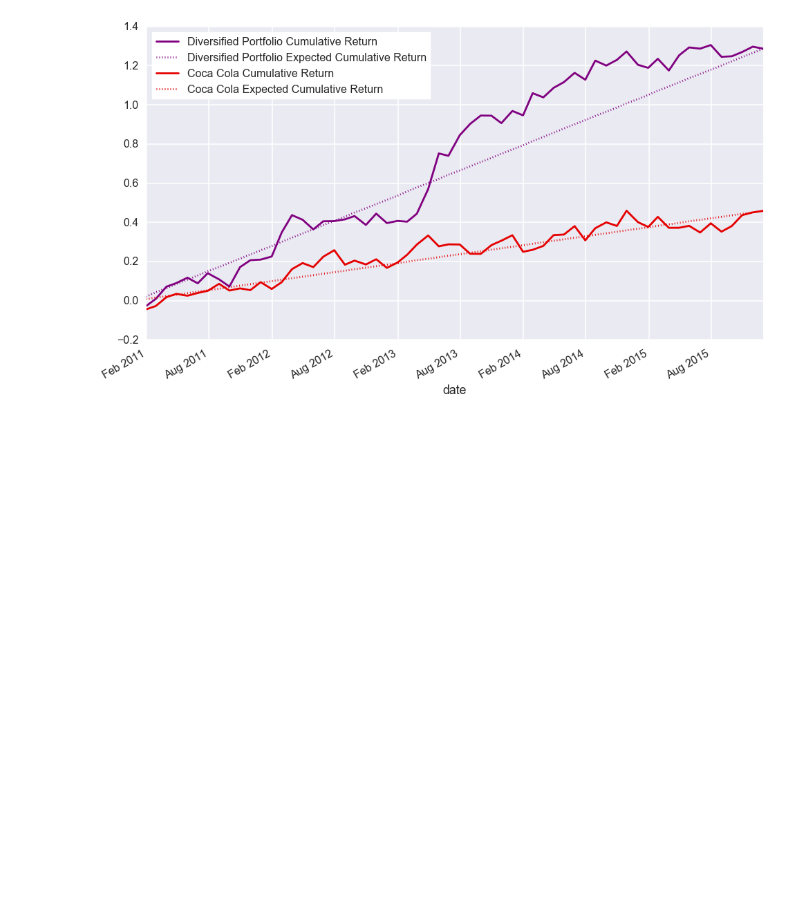
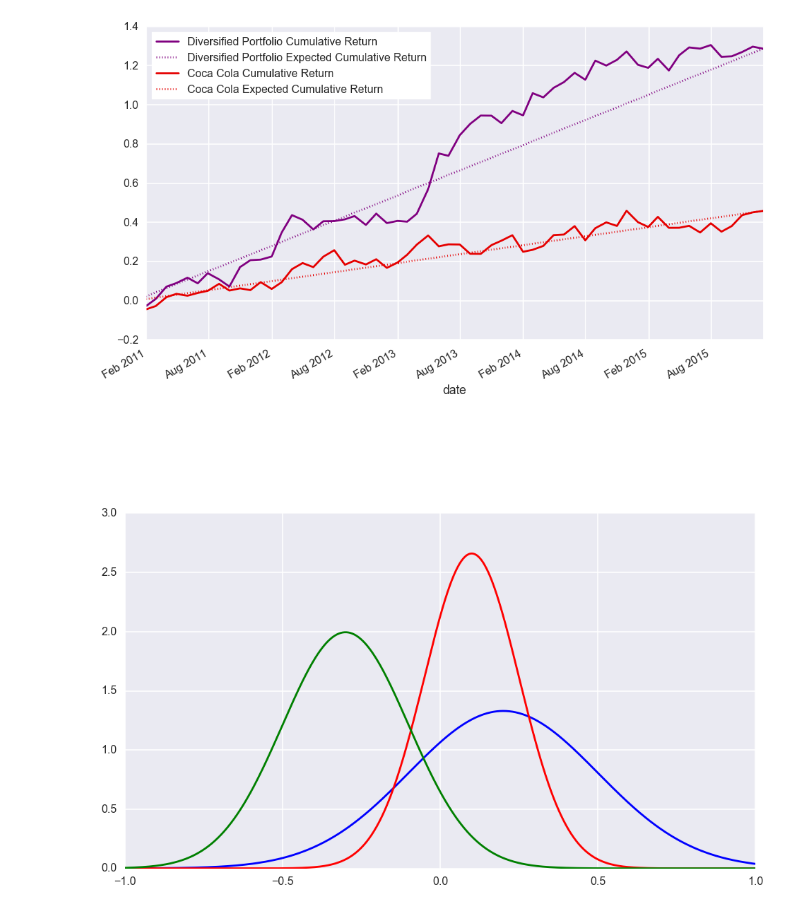
Before and after one commit to AndreaBarbon/Statistical-methods, a Jupyter notebook: Statistical Methods.ipynb, the cells around one changed output. Drawn from its saved outputs; the diff is of its cells as text; code cells hidden in the pictures; blank space fills up the shorter version.

Commit message:
Normal Distribution

```diff
--- a/Statistical Methods.ipynb
+++ b/Statistical Methods.ipynb
@@ -454,3 +458,38 @@ plot_cumulative( [Portfolio, CocaCola], data=data_pf )
 [figure]
 # %% [markdown]
 <br/><br/><br/>
+# %%
+def plot_normal(ax1, mu=0, sigma=0.2, color='b', fixed_range=True):
+
+    if fixed_range:
+        x = np.linspace(-1, 1, 1000)
+    else:
+        x = np.linspace(-sigma*3+mu, sigma*3+mu, 1000)
+
+    ax1.plot(x, mlab.normpdf(x, mu, sigma), color=color, linestyle='-' )
+
+def distribution(stock):
+
+    rets    = data[stock.mask]['ret']
+    weights = np.ones_like(rets)/len(rets)
+
+    df    = sharpe(data)
+
+    mu    = df.ix[stock.name]['ret','mean']
+    sigma = df.ix[stock.name]['ret','std' ]
+
+    fig, (ax1) = plt.subplots(1,1,figsize=FS)
+    rets.hist(bins=30, ax=ax1, color=stock.color, alpha=0.75, normed=True)
+
+    domain = [x for x in ax1.get_xlim()]
+    x = np.linspace(domain[0], domain[1], 100)
+
+    ax1.plot(x, mlab.normpdf(x, mu, sigma), color='k', linestyle='--' )
+    ax1.axvline(mu, linestyle=':', color='grey')
+# %%
+fig, (ax1) = plt.subplots(1,1,figsize=FS)
+plot_normal(ax1,  0.2, 0.3 )
+plot_normal(ax1,  0.1, 0.15, color='r')
+plot_normal(ax1, -0.3, 0.2 , color='g')
+# %% [output]
+[figure, added]
```
Also changed, not shown: parts of 8 cells of this notebook.
